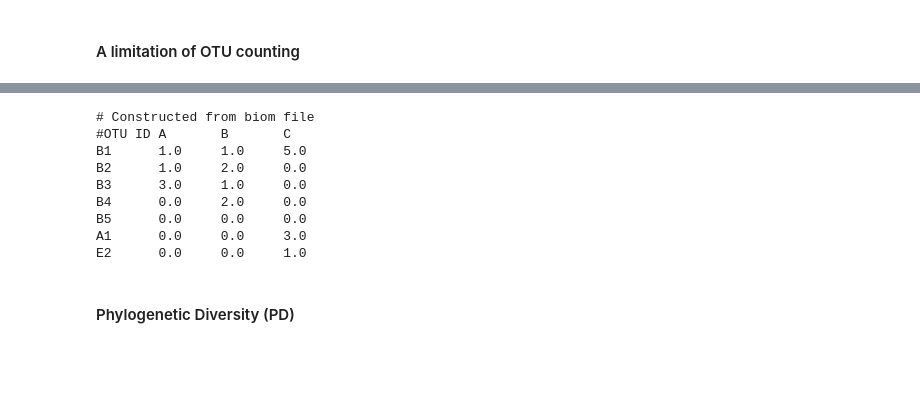
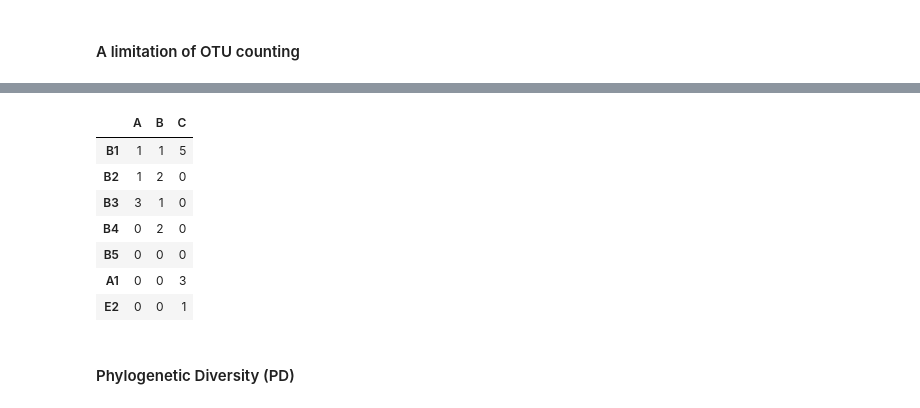
Before and after one commit to applied-bioinformatics/An-Introduction-To-Applied-Bioinformatics, a Jupyter notebook: applications/biological-diversity.ipynb, the cells around one changed output, grey strips where cells are left out. Cells and saved outputs as stored; diff of their text form; code cells hidden in the pictures; blank space fills up the shorter version.

```diff
--- a/applications/biological-diversity.ipynb
+++ b/applications/biological-diversity.ipynb
@@ -149,18 +139,17 @@ Imagine now that we have the same table, but some additional information about t
 <img src="https://raw.githubusercontent.com/gregcaporaso/An-Introduction-To-Applied-Bioinformatics/master/applications/images/pd_calc_tree.png">
 
 Pairing this with the table we defined above (displayed again in the cell below), given what you now now about these OTUs, which would you consider the most diverse? Are you happy with the $\alpha$ diversity conclusion that you obtained when computing the number of observed OTUs in each sample?
-# %%
-print table2
-# %% [output]
-# Constructed from biom file
-#OTU ID A       B       C
-B1      1.0     1.0     5.0
-B2      1.0     2.0     0.0
-B3      3.0     1.0     0.0
-B4      0.0     2.0     0.0
-B5      0.0     0.0     0.0
-A1      0.0     0.0     3.0
-E2      0.0     0.0     1.0
+# %%
+table2
+# %% [output]
+|  | A | B | C |
+| B1 | 1 | 1 | 5 |
+| B2 | 1 | 2 | 0 |
+| B3 | 3 | 1 | 0 |
+| B4 | 0 | 2 | 0 |
+| B5 | 0 | 0 | 0 |
+| A1 | 0 | 0 | 3 |
+| E2 | 0 | 0 | 1 |
 # %% [markdown]
 #### Phylogenetic Diversity (PD)
 # %% [markdown]
```
Also changed, not shown: parts of 18 cells of this notebook, 1 other file.
